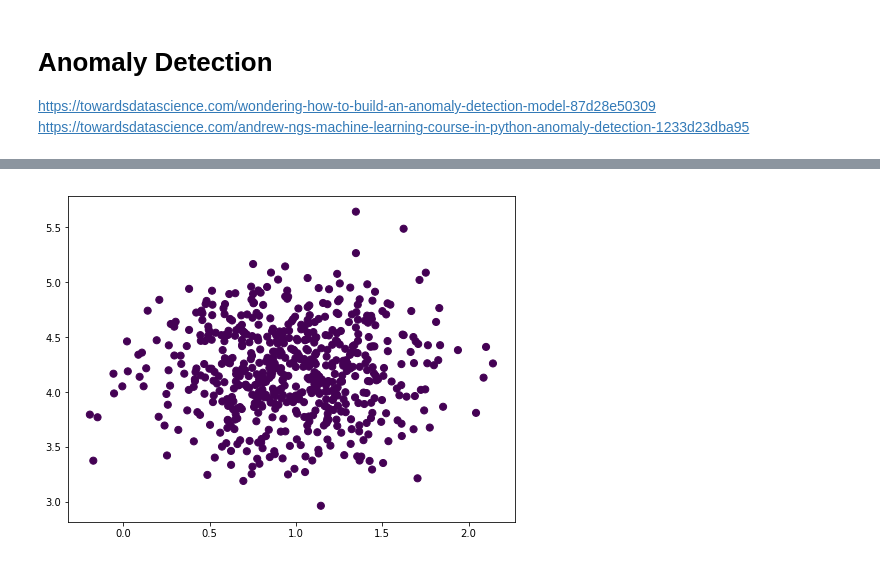
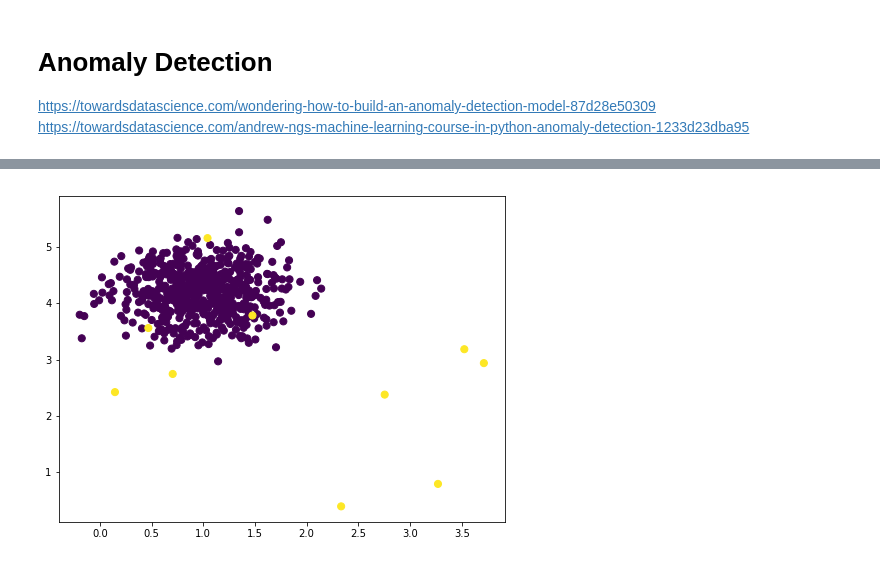
Before and after one commit to jchen8000/MachineLearning, a Jupyter notebook: Anomaly Detection/anomaly_detection.ipynb, the cells around one changed output, grey strips where cells are left out. Drawn from its saved outputs; the diff is of its cells as text; code cells hidden in the pictures.

```diff
--- a/Anomaly Detection/anomaly_detection.ipynb
+++ b/Anomaly Detection/anomaly_detection.ipynb
@@ -16,14 +22,21 @@ from sklearn.cluster import KMeans
 # %%
 from sklearn.datasets.samples_generator import make_blobs
 X, y = make_blobs(n_samples=600, centers=1, cluster_std=0.4, random_state=3)
+
+#Add some anomaly points to the dataset
+np.random.seed(1)
+X_anm = np.random.normal(np.mean(X, axis=0) , np.std(X, axis=0) *4, size=[10, 2])
+y_anm = np.ones(10)
+X = np.concatenate((X, X_anm))
+y = np.concatenate((y, y_anm))
 
 plt.figure(figsize=(8,6))
 plt.scatter(X[:, 0], X[:, 1], c=y, s=50, cmap='viridis')
 #plt.set_xlabel('X0')
 #plt.set_ylabel('X1')
 plt.show()
 # %% [output]
-[figure, old version]
+[figure, new version]
 # %%
 def estimateGaussian(X):
     """
```
Also changed, not shown: parts of 7 cells of this notebook.
